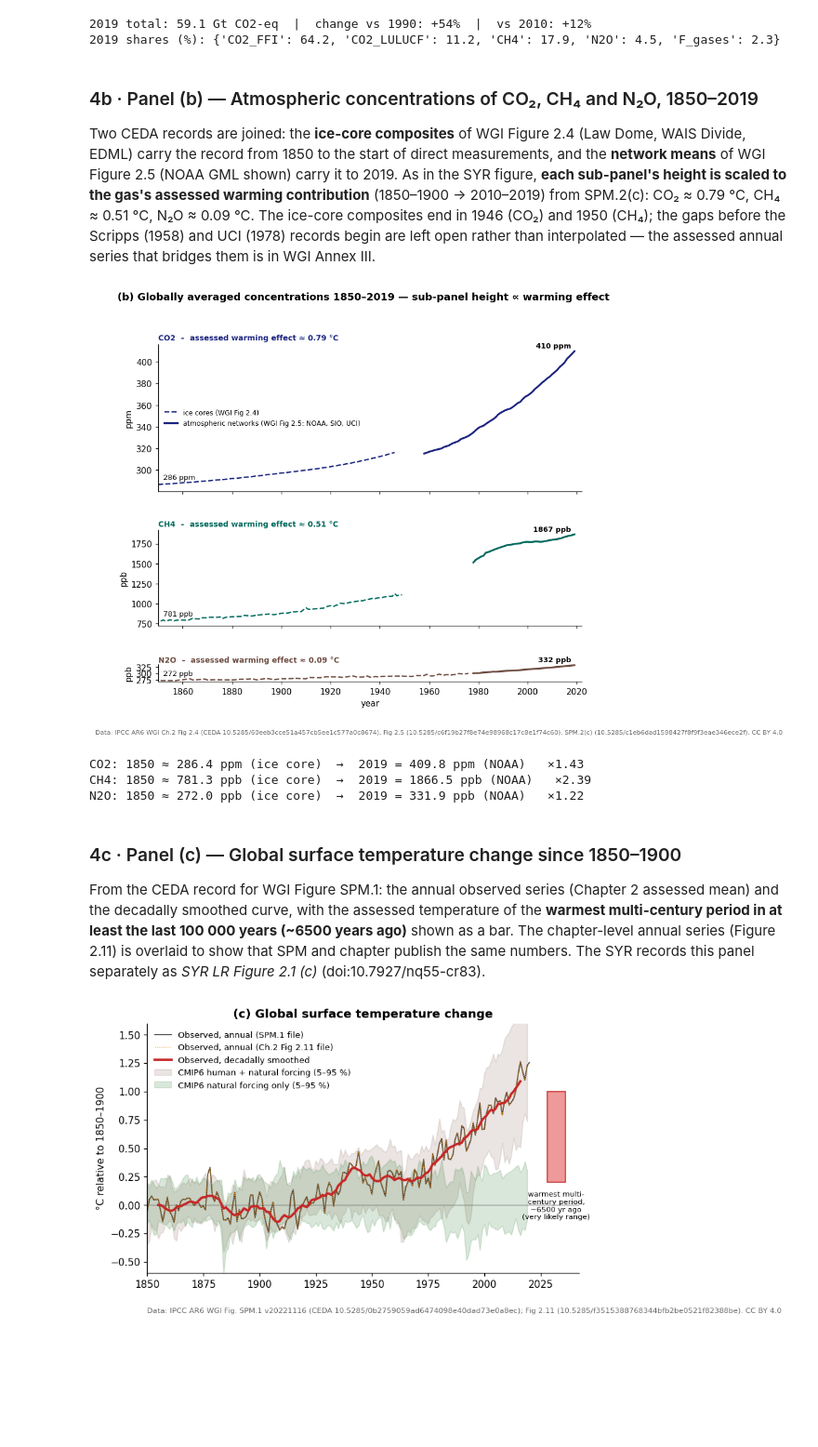
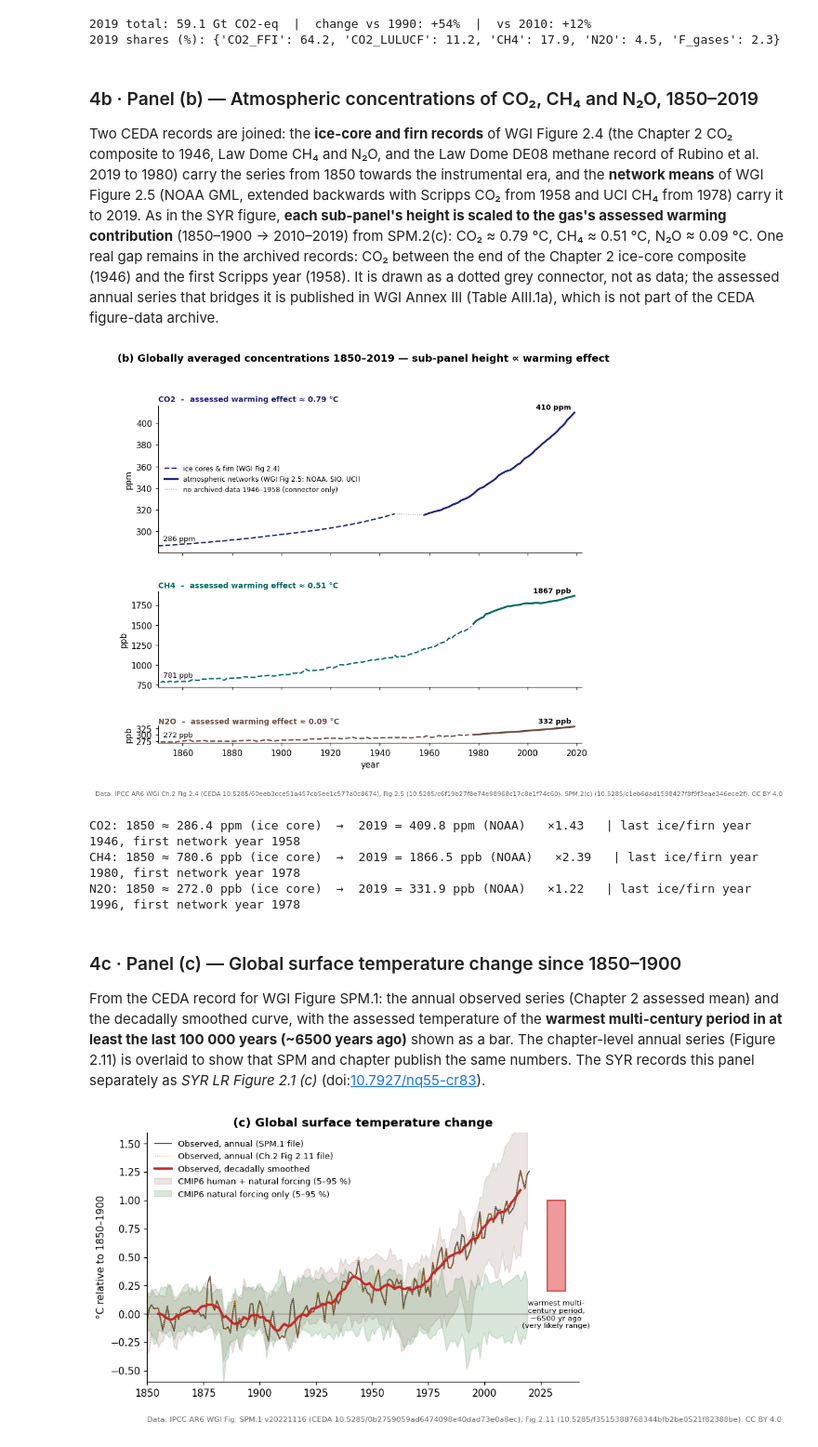
Before and after one commit to IPCC-Expert-Activity-7th-AR/ar6-syr-fig2-1-data-story, a Jupyter notebook: ar6_syr_fig2_1_data_story.ipynb, the cells around one changed output. Shown at 93% size. Saved outputs shown, nothing was run; the diff lists cells and outputs as text; code cells hidden in the pictures; blank space fills up the shorter version.

```diff
--- a/ar6_syr_fig2_1_data_story.ipynb
+++ b/ar6_syr_fig2_1_data_story.ipynb
@@ -97,6 +97,7 @@ CEDA = {
     "data/final/wgi_spm2/SPM2c_data.csv":                      "spm/spm_02/v20210809/panel_c/SPM2c_data.csv",
     "data/final/wgi_ch2_fig2_5/Data_Figure_2.5.csv":           "ch_02/ch2_fig05/v20221116/Data_Figure_2.5.csv",
     "data/intermediate/wgi_ch2_fig2_4/fig2_4b_data_v2.csv":    "ch_02/ch2_fig04/v20221219/fig2_4b_data_v2.csv",
+    "data/intermediate/wgi_ch2_fig2_4/fig2_4b_2ka_CH4.csv":    "ch_02/ch2_fig04/v20221219/fig2_4_data_Feb24_2021/fig2_4b_2ka_CH4.csv",
     "data/intermediate/wgi_ch2_fig2_11/Figure2_11_panel_a.csv": "ch_02/ch2_fig11/v20220510/Figure2_11_panel_a.csv",
     "data/input/wgi_ch2_fig2_11_input/Figure_2_11c-lower_panel.csv": "ch_02/inputdata_ch2_fig11/v20220428/Figure_2_11c-lower_panel.csv",
     "data/intermediate/wgi_ch3_fig3_8/drivers_observed_warming.csv": "ch_03/ch3_fig08/v20220613/drivers_observed_warming.csv",
@@ -379,11 +383,13 @@ print("2019 shares (%):", share.to_dict())
 # %% [markdown]
 ### 4b · Panel (b) — Atmospheric concentrations of CO₂, CH₄ and N₂O, 1850–2019
 
-Two CEDA records are joined: the **ice-core composites** of WGI Figure 2.4 (Law Dome, WAIS Divide, EDML) carry the record from 1850
-to the start of direct measurements, and the **network means** of WGI Figure 2.5 (NOAA GML shown) carry it to 2019.
+Two CEDA records are joined: the **ice-core and firn records** of WGI Figure 2.4 (the Chapter 2 CO₂ composite to 1946, Law Dome CH₄ and N₂O,
+and the Law Dome DE08 methane record of Rubino et al. 2019 to 1980) carry the series from 1850 towards the instrumental era, and the
+**network means** of WGI Figure 2.5 (NOAA GML, extended backwards with Scripps CO₂ from 1958 and UCI CH₄ from 1978) carry it to 2019.
 As in the SYR figure, **each sub-panel's height is scaled to the gas's assessed warming contribution** (1850–1900 → 2010–2019) from SPM.2(c):
-CO₂ ≈ 0.79 °C, CH₄ ≈ 0.51 °C, N₂O ≈ 0.09 °C. The ice-core composites end in 1946 (CO₂) and 1950 (CH₄); the gaps before the
-Scripps (1958) and UCI (1978) records begin are left open rather than interpolated — the assessed annual series that bridges them is in WGI Annex III.
+CO₂ ≈ 0.79 °C, CH₄ ≈ 0.51 °C, N₂O ≈ 0.09 °C. One real gap remains in the archived records: CO₂ between the end of the
+Chapter 2 ice-core composite (1946) and the first Scripps year (1958). It is drawn as a dotted grey connector, not as data; the assessed annual series that
+bridges it is published in WGI Annex III (Table AIII.1a), which is not part of the CEDA figure-data archive.
 # %%
 conc = read_csv("data/final/wgi_ch2_fig2_5/Data_Figure_2.5.csv", skiprows=3)      # 3 comment lines, one of them quoted
 _, ice = read_badc_csv("data/intermediate/wgi_ch2_fig2_4/fig2_4b_data_v2.csv")
@@ -399,49 +405,61 @@ def annual(df, xcol, ycol):
 # NOAA global means, extended backwards with Scripps (CO2, 1958–) and UCI (CH4, 1978–) where NOAA has no value
 modern = {"CO2": annual(conc, "NOAA_CO2_xdate", "NOAA_CO2").combine_first(annual(conc, "SIO_CO2_xdate", "SIO_CO2")),
           "CH4": annual(conc, "NOAA_CH4_xdate", "NOAA_CH4").combine_first(annual(conc, "UCI_CH4_xdate", "UCI_CH4")),
           "N2O": annual(conc, "NOAA_N2O_xdate", "NOAA_N2O")}
-icecore = {"CO2": annual(ice, "CO2 composite age", "CO2 composite"),
-           "CH4": annual(ice, "Law Dome core CH4 age", "Law Dome core CH4"),
+# Law Dome DE08 firn/ice CH4 (Rubino et al. 2019), 1950–1980: block in columns 22–23 of the Figure 2.4b workbook export
+_rows = list(csv.reader(io.StringIO(load_text("data/intermediate/wgi_ch2_fig2_4/fig2_4b_2ka_CH4.csv"))))
+de08 = pd.DataFrame([(float(r[21]), float(r[22])) for r in _rows if len(r) > 22 and r[21].strip().replace(".", "", 1).isdigit()],
+                    columns=["year", "CH4"])
+de08 = de08.groupby(de08["year"].astype(int))["CH4"].mean()
+
+# Chapter 2 CO2 composite (to 1946); CH4: Law Dome record extended by DE08 (to 1980); N2O: Law Dome (to 1996)
+icecore = {"CO2": annual(ice, "CO2 composite age", "CO2 composite"),            # Chapter 2 composite, ends 1946
+           "CH4": annual(ice, "Law Dome core CH4 age", "Law Dome core CH4").combine_first(de08),
            "N2O": annual(ice, "Law Dome core N2O age", "Law Dome core N2O")}
 units = {"CO2": "ppm", "CH4": "ppb", "N2O": "ppb"}
 palette = {"CO2": "#1a237e", "CH4": "#00695c", "N2O": "#6d4c41"}
 
 fig, axes = plt.subplots(3, 1, figsize=(9, 7.2), sharex=True,
                          gridspec_kw={"height_ratios": [eff["CO2"], eff["CH4"], eff["N2O"]], "hspace": 0.45})
 summary = {}
 for ax, gas in zip(axes, ["CO2", "CH4", "N2O"]):
-    core = icecore[gas].loc[1850:modern[gas].index.min()]
-    ax.plot(core.index, core.values, color=palette[gas], lw=1.6, ls="--", label="ice cores (WGI Fig 2.4)")
+    first_modern = modern[gas].index.min()
+    core = icecore[gas].loc[1850:first_modern]
+    ax.plot(core.index, core.values, color=palette[gas], lw=1.6, ls="--", label="ice cores & firn (WGI Fig 2.4)")
     ax.plot(modern[gas].index, modern[gas].values, color=palette[gas], lw=2.2, label="atmospheric networks (WGI Fig 2.5: NOAA, SIO, UCI)")
+    if core.index.max() < first_modern:                      # real gap in the archived records -> dotted connector, not data
+        ax.plot([core.index.max(), first_modern], [core.iloc[-1], modern[gas].iloc[0]], color="0.6", lw=1, ls=":",
+                label=f"no archived data {core.index.max()}–{first_modern} (connector only)")
     v1850 = icecore[gas].loc[1840:1860].mean(); v2019 = modern[gas].loc[2019]
     summary[gas] = (v1850, v2019)
     ax.annotate(f"{v1850:.0f} {units[gas]}", (1850, v1850), textcoords="offset points", xytext=(6, 6), fontsize=8.5)
     ax.annotate(f"{v2019:.0f} {units[gas]}", (2019, v2019), textcoords="offset points", xytext=(-4, 4), ha="right", fontsize=8.5, fontweight="bold")
     ax.set_ylabel(units[gas])
     ax.text(0.0, 1.02, f"{gas}  –  assessed warming effect ≈ {eff[gas]:.2f} °C", transform=ax.transAxes,
             fontsize=9, fontweight="bold", color=palette[gas], va="bottom")
     ax.set_xlim(1850, 2022)
 axes[0].legend(frameon=False, fontsize=8, loc="center left")
 fig.suptitle("(b) Globally averaged concentrations 1850–2019 — sub-panel height ∝ warming effect", fontweight="bold", y=1.0)
 axes[-1].set_xlabel("year")
 fig.text(0.01, -0.01, "Data: IPCC AR6 WGI Ch.2 Fig 2.4 (CEDA 10.5285/60eeb3cce51a457cb5ee1c577a0c8674), Fig 2.5 (10.5285/c6f19b27f8e74e98968c17c8e1f74c60), SPM.2(c) (10.5285/c1eb6dad1598427f8f9f3eae346ece2f). CC BY 4.0",
          fontsize=7.5, color="0.4")
 plt.tight_layout(); plt.show()
 
 for gas, (a, b) in summary.items():
-    print(f"{gas}: 1850 ≈ {a:.1f} {units[gas]} (ice core)  →  2019 = {b:.1f} {units[gas]} (NOAA)   ×{b/a:.2f}")
+    print(f"{gas}: 1850 ≈ {a:.1f} {units[gas]} (ice core)  →  2019 = {b:.1f} {units[gas]} (NOAA)   ×{b/a:.2f}"
+          f"   | last ice/firn year {icecore[gas].index.max()}, first network year {modern[gas].index.min()}")
 # %% [output]
-[figure, old version]
+[figure, new version]
-CO2: 1850 ≈ 286.4 ppm (ice core)  →  2019 = 409.8 ppm (NOAA)   ×1.43
-CH4: 1850 ≈ 781.3 ppb (ice core)  →  2019 = 1866.5 ppb (NOAA)   ×2.39
-N2O: 1850 ≈ 272.0 ppb (ice core)  →  2019 = 331.9 ppb (NOAA)   ×1.22
+CO2: 1850 ≈ 286.4 ppm (ice core)  →  2019 = 409.8 ppm (NOAA)   ×1.43   | last ice/firn year 1946, first network year 1958
+CH4: 1850 ≈ 780.6 ppb (ice core)  →  2019 = 1866.5 ppb (NOAA)   ×2.39   | last ice/firn year 1980, first network year 1978
+N2O: 1850 ≈ 272.0 ppb (ice core)  →  2019 = 331.9 ppb (NOAA)   ×1.22   | last ice/firn year 1996, first network year 1978
 # %% [markdown]
 ### 4c · Panel (c) — Global surface temperature change since 1850–1900
 
 From the CEDA record for WGI Figure SPM.1: the annual observed series (Chapter 2 assessed mean) and the decadally smoothed curve,
 with the assessed temperature of the **warmest multi-century period in at least the last 100 000 years (~6500 years ago)** shown as a bar.
 The chapter-level annual series (Figure 2.11) is overlaid to show that SPM and chapter publish the same numbers.
-The SYR records this panel separately as *SYR LR Figure 2.1 (c)* (doi:10.7927/nq55-cr83).
+The SYR records this panel separately as *SYR LR Figure 2.1 (c)* (doi:[10.7927/nq55-cr83](https://doi.org/10.7927/nq55-cr83)).
 # %%
 _, gmst = read_badc_csv("data/final/wgi_spm1/gmst_changes_model_and_obs.csv")
 _, obs_dec = read_badc_csv("data/final/wgi_spm1/SPM1_1850-2020_obs.csv")
```
Also changed, not shown: parts of 10 cells of this notebook, 5 other files.
